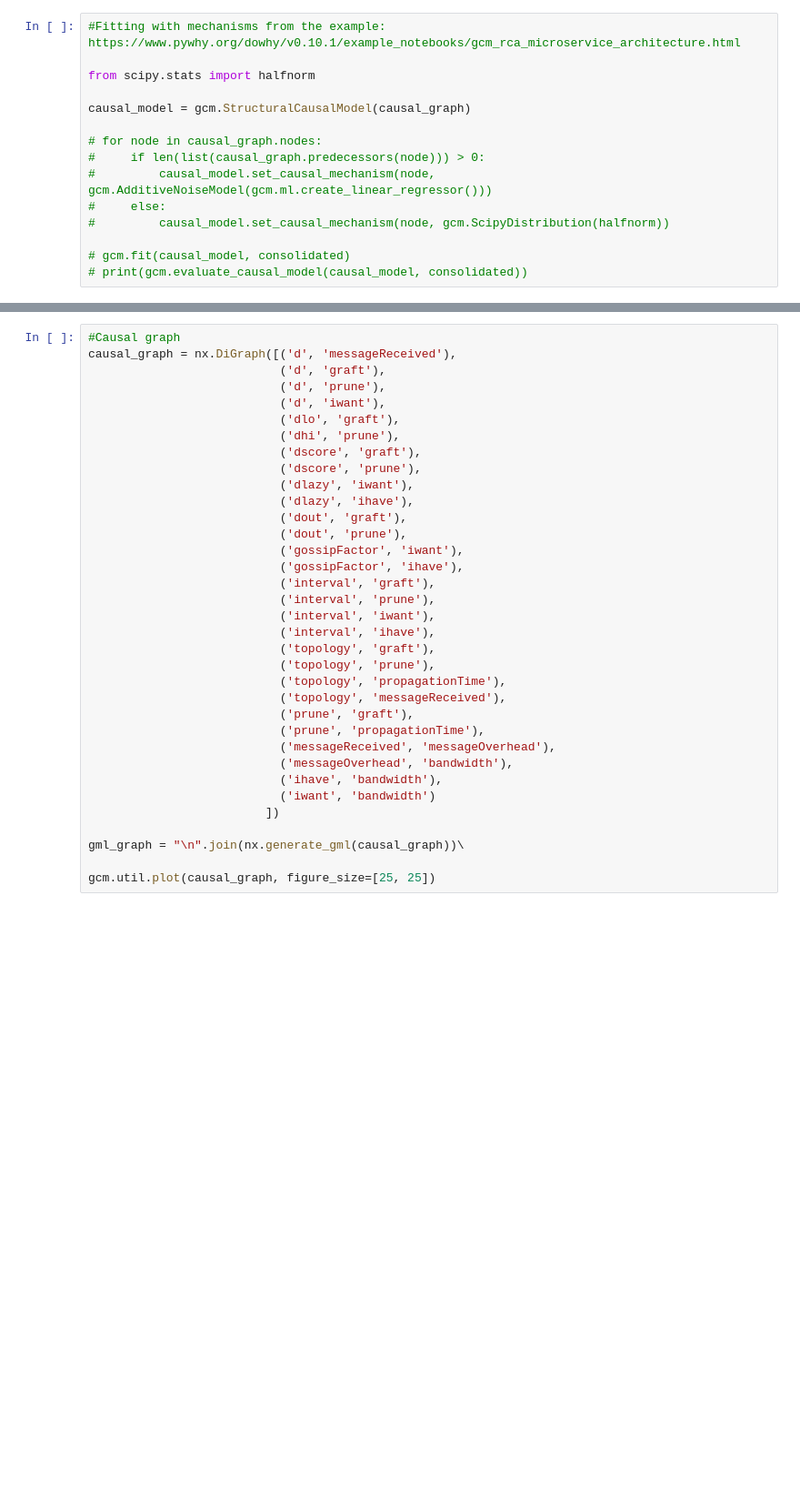
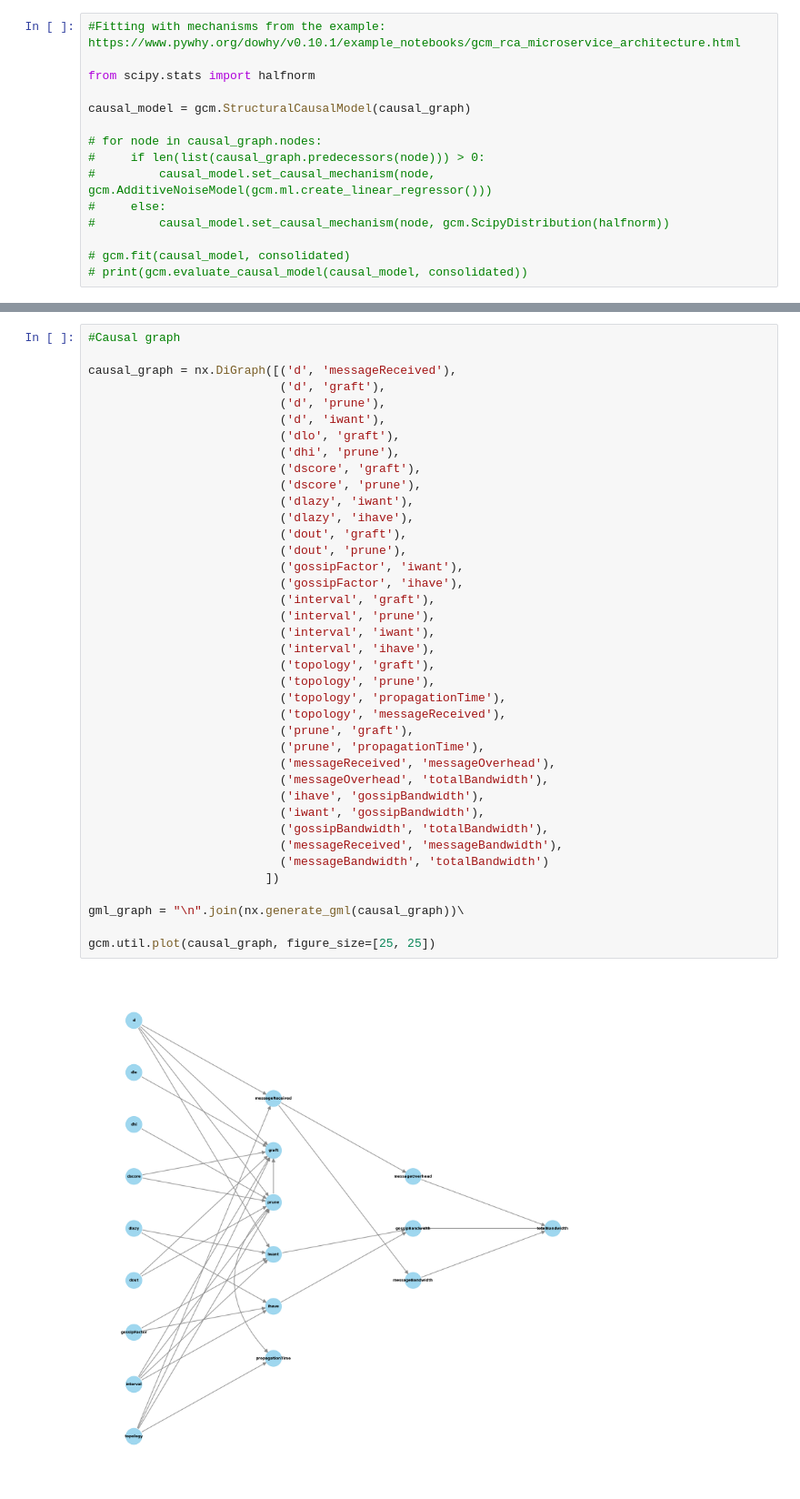
Before and after one commit to FlavScheidt/flexi-pipe, a Jupyter notebook: data/CausalAnalysis/ModelEvaluation.ipynb, the cells around one changed output, grey strips where cells are left out. Shown at 91% size. Saved outputs shown, nothing was run; the diff lists cells and outputs as text; blank space fills up the shorter version.

```diff
--- a/data/CausalAnalysis/ModelEvaluation.ipynb
+++ b/data/CausalAnalysis/ModelEvaluation.ipynb
@@ -136,38 +262,44 @@ print(gcm.evaluate_causal_model(causal_model, consolidated))
 # %%
 #Causal graph
+
 causal_graph = nx.DiGraph([('d', 'messageReceived'),
                            ('d', 'graft'),
                            ('d', 'prune'),
                            ('d', 'iwant'),
                            ('dlo', 'graft'),
                            ('dhi', 'prune'),
                            ('dscore', 'graft'),
                            ('dscore', 'prune'),
                            ('dlazy', 'iwant'),
                            ('dlazy', 'ihave'),
                            ('dout', 'graft'),
                            ('dout', 'prune'),
                            ('gossipFactor', 'iwant'),
                            ('gossipFactor', 'ihave'),
                            ('interval', 'graft'),
                            ('interval', 'prune'),
                            ('interval', 'iwant'),
                            ('interval', 'ihave'),
                            ('topology', 'graft'),
                            ('topology', 'prune'),
                            ('topology', 'propagationTime'),
                            ('topology', 'messageReceived'),
                            ('prune', 'graft'),
                            ('prune', 'propagationTime'),
                            ('messageReceived', 'messageOverhead'),
-                           ('messageOverhead', 'bandwidth'),
-                           ('ihave', 'bandwidth'),
-                           ('iwant', 'bandwidth')
+                           ('messageOverhead', 'totalBandwidth'),
+                           ('ihave', 'gossipBandwidth'),
+                           ('iwant', 'gossipBandwidth'),
+                           ('gossipBandwidth', 'totalBandwidth'),
+                           ('messageReceived', 'messageBandwidth'),
+                           ('messageBandwidth', 'totalBandwidth')
                          ])
 
 gml_graph = "\n".join(nx.generate_gml(causal_graph))\
 
 gcm.util.plot(causal_graph, figure_size=[25, 25])
+# %% [output]
+[figure, added]
 # %%
 causal_model = gcm.StructuralCausalModel(causal_graph)
 gcm.auto.assign_causal_mechanisms(causal_model, consolidated)
```
Also changed, not shown: parts of 13 cells of this notebook, 9 other files.
